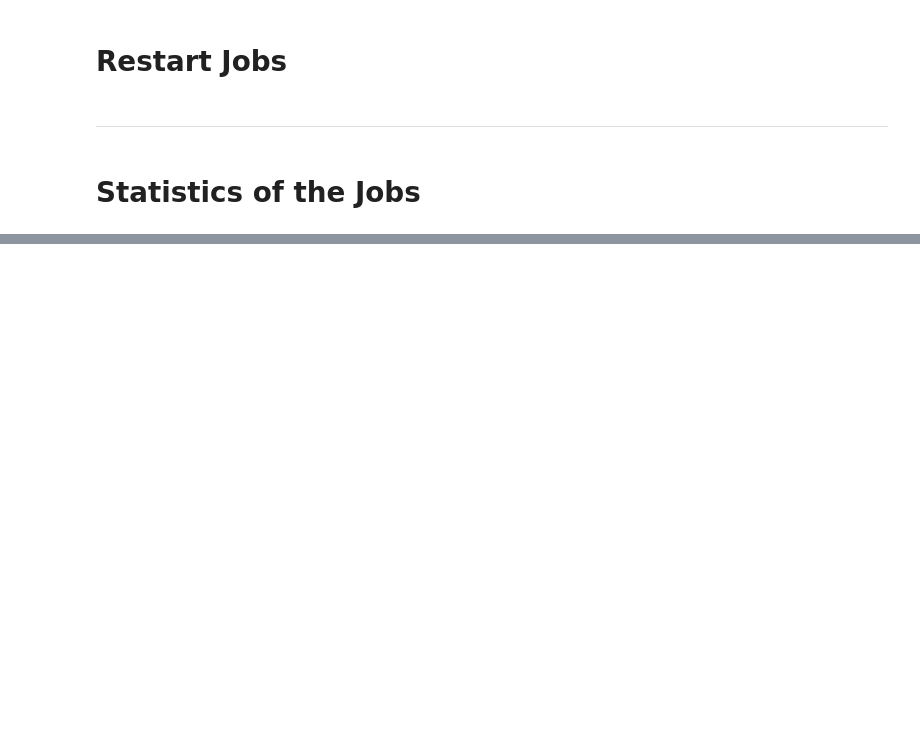
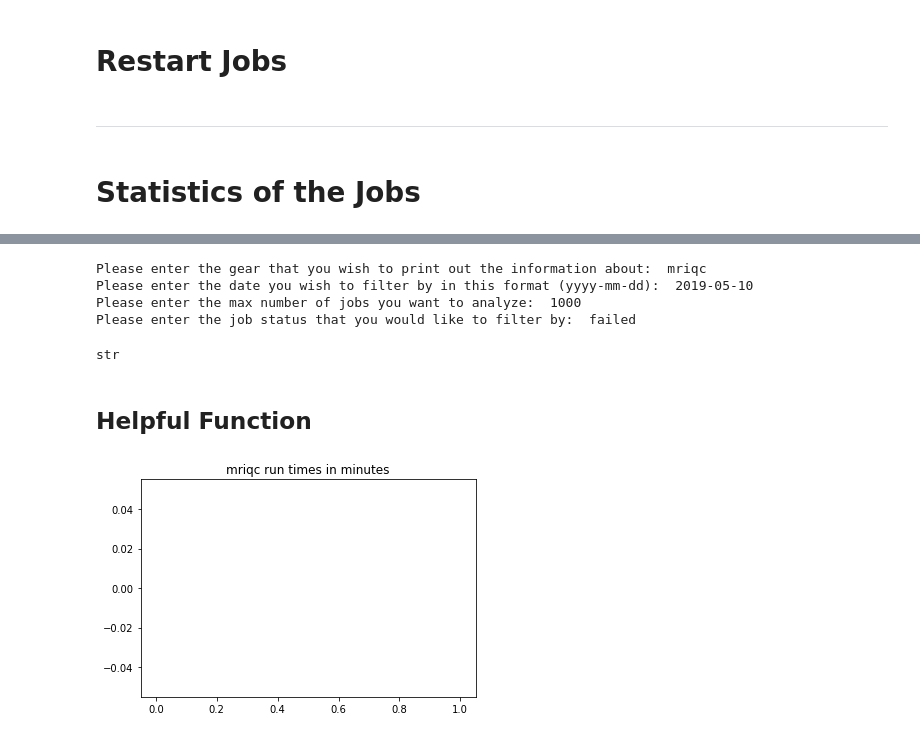
Before and after one commit to flywheel-apps/flywheel-tutorials, a Jupyter notebook: python/job-monitoring-admin-ver.ipynb, the cells around one changed output, grey strips where cells are left out. Saved outputs shown, nothing was run; the diff lists cells and outputs as text; code cells hidden in the pictures; blank space fills up the shorter version.

```diff
--- a/python/job-monitoring-admin-ver.ipynb
+++ b/python/job-monitoring-admin-ver.ipynb
@@ -156,0 +167,10 @@ pprint.pprint(filtered_jobs)
+# %%
+GEAR_NAME = input('Please enter the gear that you wish to print out the information about: ')
+CREATED_BY = input('Please enter the date you wish to filter by in this format (yyyy-mm-dd): ')
+MAX_SAMPLE_SIZE = input('Please enter the max number of jobs you want to analyze: ')
+JOB_STATUS = input('Please enter the job status that you would like to filter by: ')
+# %% [output]
+Please enter the gear that you wish to print out the information about:  mriqc
+Please enter the date you wish to filter by in this format (yyyy-mm-dd):  2019-05-10
+Please enter the max number of jobs you want to analyze:  1000
+Please enter the job status that you would like to filter by:  failed
@@ -156,0 +180,4 @@ pprint.pprint(filtered_jobs)
+# %%
+type(MAX_SAMPLE_SIZE)
+# %% [output]
+str
@@ -156,0 +186,2 @@ pprint.pprint(filtered_jobs)
+# %% [markdown]
+## Helpful Function
@@ -156,0 +191,17 @@ pprint.pprint(filtered_jobs)
+# %%
+def plot(fw_client, gear_name,job_status, created_by, sample_size):
+    run_times = list()
+
+    for job in tqdm(fw_client.jobs.find(f'gear_info.name={gear_name}, state={job_status}, created>{created_by}, limit={sample_size}')):
+        job_container = fw.get_job(job.id)
+        time_delta = job.transitions.comple = job.transitions.running
+        run_times.append(time_delta.total_seconds()/60)
+
+    if len(run_times)<=int(sample_size):
+        plt.hist(run_times)
+        plt.title(f'{gear_name} run times in minutes')
+        plt.show()
+# %%
+plot(fw, GEAR_NAME, JOB_STATUS, CREATED_BY, MAX_SAMPLE_SIZE)
+# %% [output]
+[figure, added]
```
Also changed, not shown: parts of 9 cells of this notebook.
